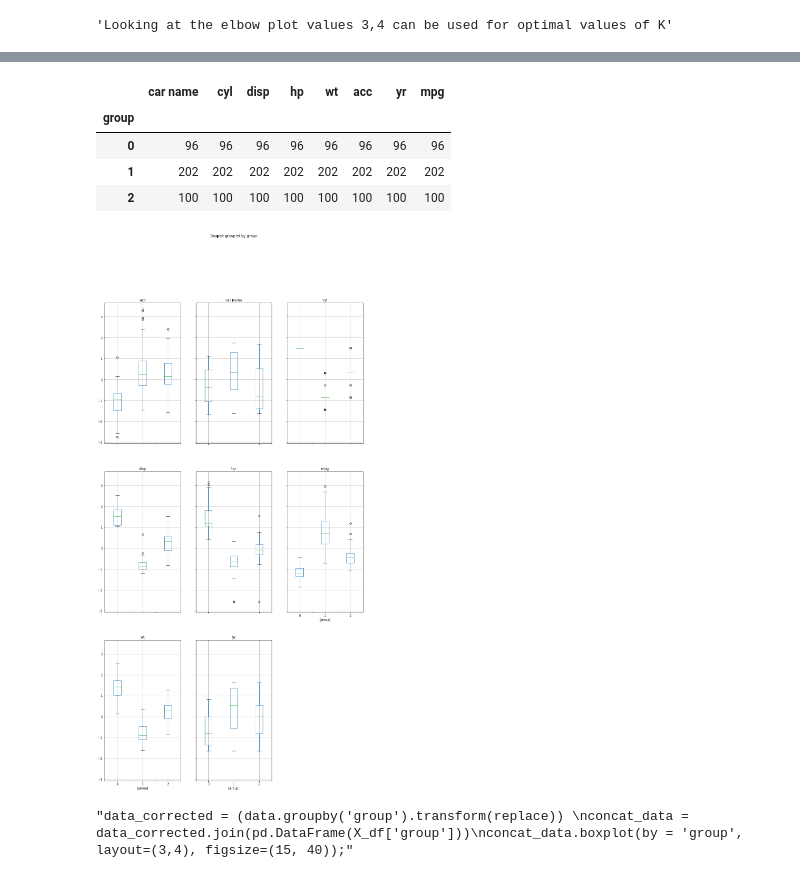
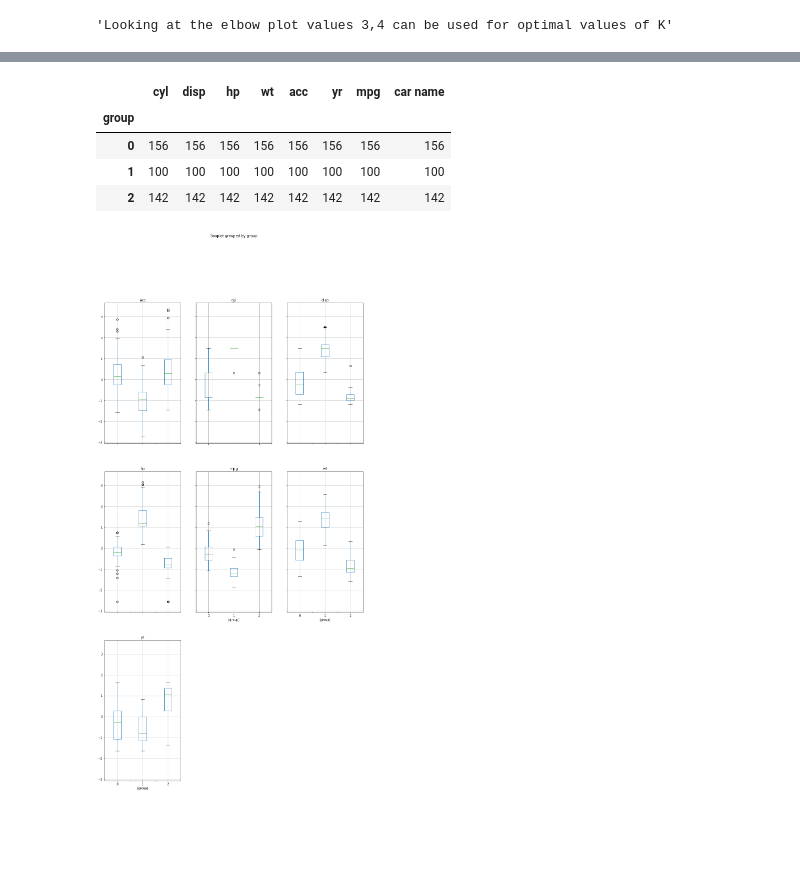
Before and after one commit to GreatLearningAIML1/pune-july19-batch-sushilthora, a Jupyter notebook: Unsupervised Learning_R4_Cars_datasets_Clustering.ipynb, the cells around one changed output, grey strips where cells are left out. Cells and saved outputs as stored; diff of their text form; code cells hidden in the pictures; blank space fills up the shorter version.

```diff
--- a/Unsupervised Learning_R4_Cars_datasets_Clustering.ipynb
+++ b/Unsupervised Learning_R4_Cars_datasets_Clustering.ipynb
@@ -81,5 +69,8 @@ cars_df['car name'] = pd.Categorical(cars_df['car name']).codes
+# %%
+cars_data = cars_df.drop('car name', axis=1)
+cars = cars_df['car name'] # Serpating out the non numeric column before applying z score
 # %%
 from scipy.stats import zscore
-data = cars_df.apply(zscore)
+data = cars_data.apply(zscore)
 data.head()
 # %% [output]
@@ -116,11 +93,11 @@ X_scaled
 # %%
 # KMeans Clustring Algorithm
 # Label, Intertia and Centroid
-cluster_range = range( 1, 10)
+cluster_range = range( 1, 10) # taking number of clusters in the range of 1 to 10
 cluster_errors = []
 cluster_sil_scores = []
 for num_clusters in cluster_range:
-  clusters = KMeans(num_clusters, n_init=7)
+  clusters = KMeans(num_clusters, init='k-means++') # n_init will take mentioned cycles to find the best set of centroids in terms of min inertia
   clusters.fit(X_scaled)
   labels = clusters.labels_                     # capture the cluster lables
   centroids = clusters.cluster_centers_         # capture the centroids
@@ -195,5 +172,10 @@ centroid_df
 # %%
-X_df = pd.DataFrame(X_scaled)
-X_df["group"] = labels
-X_df.head()
+#X_df = pd.DataFrame(X_scaled)
+#X_df["group"] = labels
+#X_df.head()
+#X_scaled
+
+X_scaled['car name'] = cars.values
+X_scaled['group'] = labels
+X_scaled.head()
 # %% [output]
@@ -206,33 +188,17 @@ X_df.head()
 # %%
-X_df.groupby('group').count()
+X_scaled.groupby('group').count()
 # %% [output]
-|  | car name | cyl | disp | hp | wt | acc | yr | mpg |
+|  | cyl | disp | hp | wt | acc | yr | mpg | car name |
 | group |  |  |  |  |  |  |  |  |
-| 0 | 96 | 96 | 96 | 96 | 96 | 96 | 96 | 96 |
-| 1 | 202 | 202 | 202 | 202 | 202 | 202 | 202 | 202 |
-| 2 | 100 | 100 | 100 | 100 | 100 | 100 | 100 | 100 |
+| 0 | 156 | 156 | 156 | 156 | 156 | 156 | 156 | 156 |
+| 1 | 100 | 100 | 100 | 100 | 100 | 100 | 100 | 100 |
+| 2 | 142 | 142 | 142 | 142 | 142 | 142 | 142 | 142 |
 # %%
 import matplotlib.pylab as plt
 
-X_df.boxplot(by = 'group',  layout=(4,3), figsize=(15, 40));
+X_scaled.boxplot(by = 'group',  layout=(4,3), figsize=(15, 40));
 # %% [output]
-[figure, old version]
+[figure, new version]
-# %%
-# Addressing outliers at group level
-
-#data = X_df   # lazy to type long names. Renaming it to data. Remember data is not a copy of the dataframe
-
-#def replace(group):
- #   median, std = group.median(), group.std()  #Get the median and the standard deviation of every group
-  #  outliers = (group - median).abs() > 2*std # Subtract median from every member of each group. Take absolute values > 2std
-   # group[outliers] = group.median()
-    #return group
-
-'''data_corrected = (data.groupby('group').transform(replace))
-concat_data = data_corrected.join(pd.DataFrame(X_df['group']))
-concat_data.boxplot(by = 'group', layout=(3,4), figsize=(15, 40));'''
-# %% [output]
-"data_corrected = (data.groupby('group').transform(replace)) \nconcat_data = data_corrected.join(pd.DataFrame(X_df['group']))\nconcat_data.boxplot(by = 'group', layout=(3,4), figsize=(15, 40));"
 # %%
 colors = ['r', 'g', 'b', 'y', 'c', 'm']
 fig, ax = plt.subplots()
```
Also changed, not shown: parts of 27 cells of this notebook.
